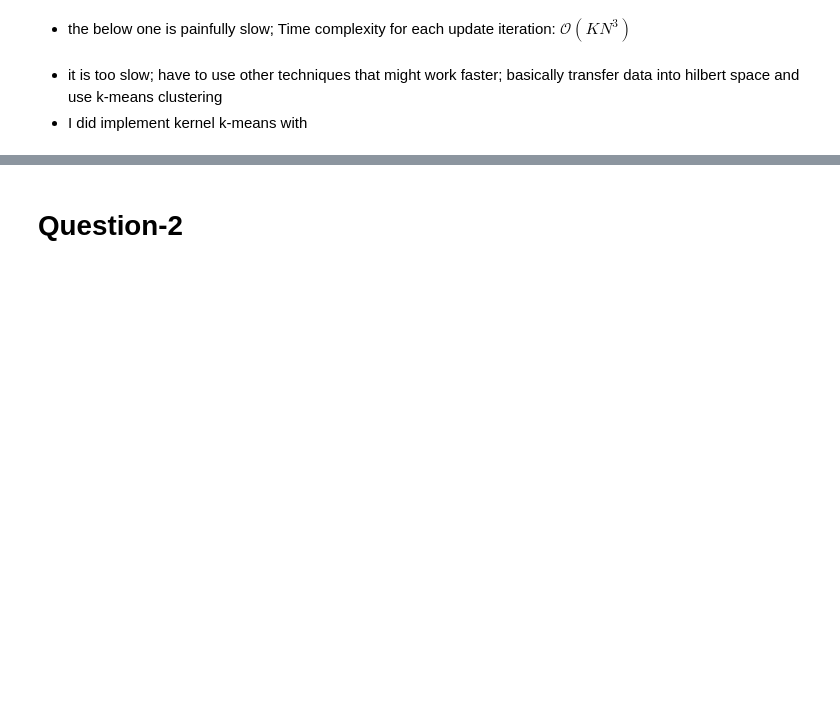
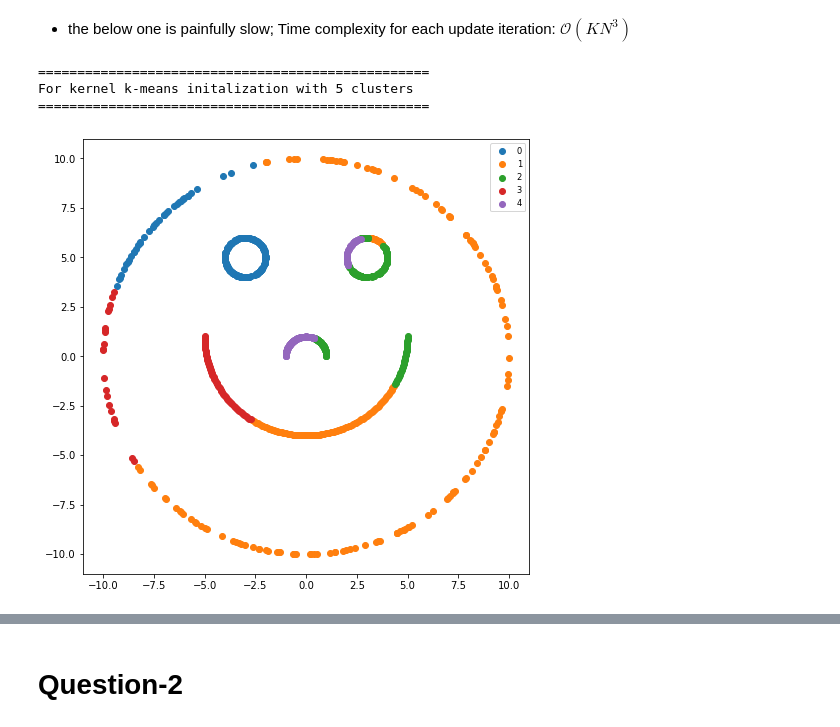
Before and after one commit to sunil-dhaka/ml-course-work, a Jupyter notebook: assign4.ipynb, the cells around one changed output, grey strips where cells are left out. Cells and saved outputs as stored; diff of their text form; code cells hidden in the pictures; blank space fills up the shorter version.

Commit message:
new implementation of kernel kmeans

```diff
--- a/assign4.ipynb
+++ b/assign4.ipynb
@@ -499,3 +342,0 @@ def get_kernel_KMeans_clusters(X,n_cluster=4,init_style='k-means',n_iter=2):
-# %% [markdown]
-- it is too slow; have to use other techniques that might work faster; basically transfer data into hilbert space and use k-means clustering
-- I did implement kernel k-means with
@@ -501,0 +441,19 @@ def get_kernel_KMeans_clusters(X,n_cluster=4,init_style='k-means',n_iter=2):
+# %%
+print(''.center(50,'='))
+print('For kernel k-means initalization with 5 clusters')
+print(''.center(50,'='))
+
+no_of_clusters=5
+model=get_kernel_KMeans_clusters(X,n_cluster=no_of_clusters)
+fig = plt.figure( figsize = (8, 8) )
+plt.figure(fig.number)
+for cluster in range(no_of_clusters):
+    label0 = X[model == cluster]
+    plt.scatter(label0[:,0] , label0[:,1],label=cluster)
+plt.legend(fontsize='small')
+plt.show()
+# %% [output]
+==================================================
+For kernel k-means initalization with 5 clusters
+==================================================
+[figure, added]
```
Also changed, not shown: parts of 4 cells of this notebook.
